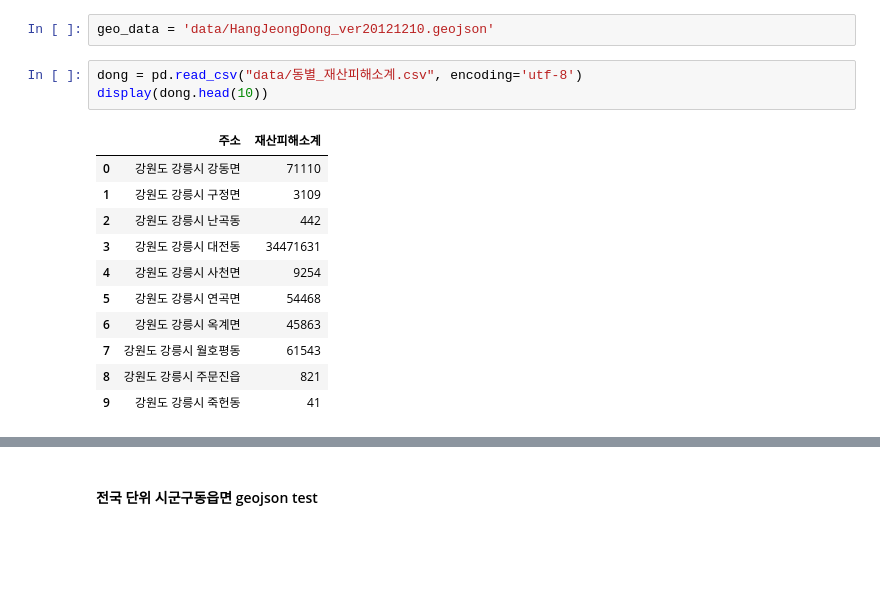
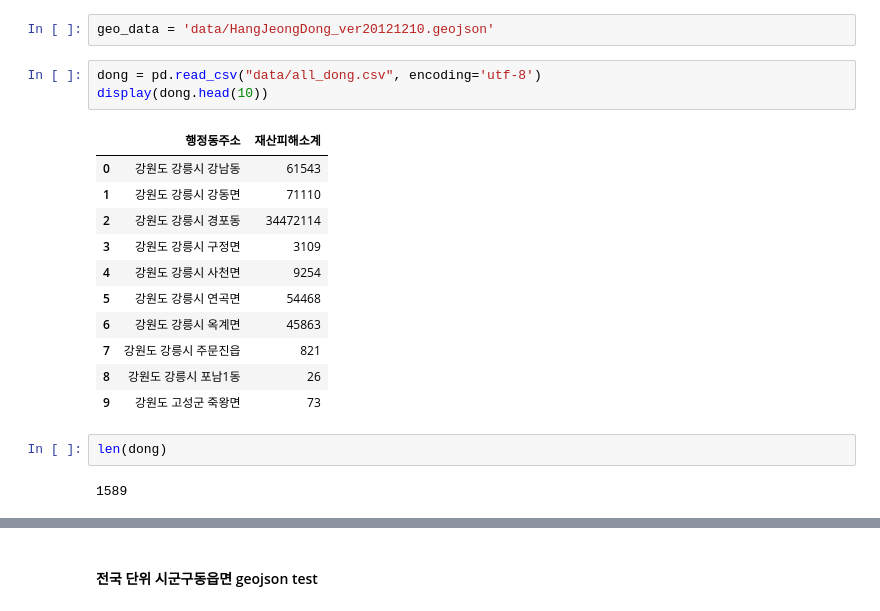
Before and after one commit to JuheePak/Convergence_project, a Jupyter notebook: src/fire_map.ipynb, the cells around one changed output, grey strips where cells are left out. Saved outputs shown, nothing was run; the diff lists cells and outputs as text; blank space fills up the shorter version.

```diff
--- a/src/fire_map.ipynb
+++ b/src/fire_map.ipynb
@@ -263,17 +263,21 @@ folium.__version__
 # %%
 geo_data = 'data/HangJeongDong_ver20121210.geojson'
 # %%
-dong = pd.read_csv("data/동별_재산피해소계.csv", encoding='utf-8')
+dong = pd.read_csv("data/all_dong.csv", encoding='utf-8')
 display(dong.head(10))
 # %% [output]
-|  | 주소 | 재산피해소계 |
-| 0 | 강원도 강릉시 강동면 | 71110 |
-| 1 | 강원도 강릉시 구정면 | 3109 |
-| 2 | 강원도 강릉시 난곡동 | 442 |
-| 3 | 강원도 강릉시 대전동 | 34471631 |
+|  | 행정동주소 | 재산피해소계 |
+| 0 | 강원도 강릉시 강남동 | 61543 |
+| 1 | 강원도 강릉시 강동면 | 71110 |
+| 2 | 강원도 강릉시 경포동 | 34472114 |
+| 3 | 강원도 강릉시 구정면 | 3109 |
 | 4 | 강원도 강릉시 사천면 | 9254 |
 | 5 | 강원도 강릉시 연곡면 | 54468 |
 | 6 | 강원도 강릉시 옥계면 | 45863 |
-| 7 | 강원도 강릉시 월호평동 | 61543 |
-| 8 | 강원도 강릉시 주문진읍 | 821 |
-| 9 | 강원도 강릉시 죽헌동 | 41 |
+| 7 | 강원도 강릉시 주문진읍 | 821 |
+| 8 | 강원도 강릉시 포남1동 | 26 |
+| 9 | 강원도 고성군 죽왕면 | 73 |
+# %%
+len(dong)
+# %% [output]
+1589
```
Also changed, not shown: parts of 6 cells of this notebook, 2 other files.
